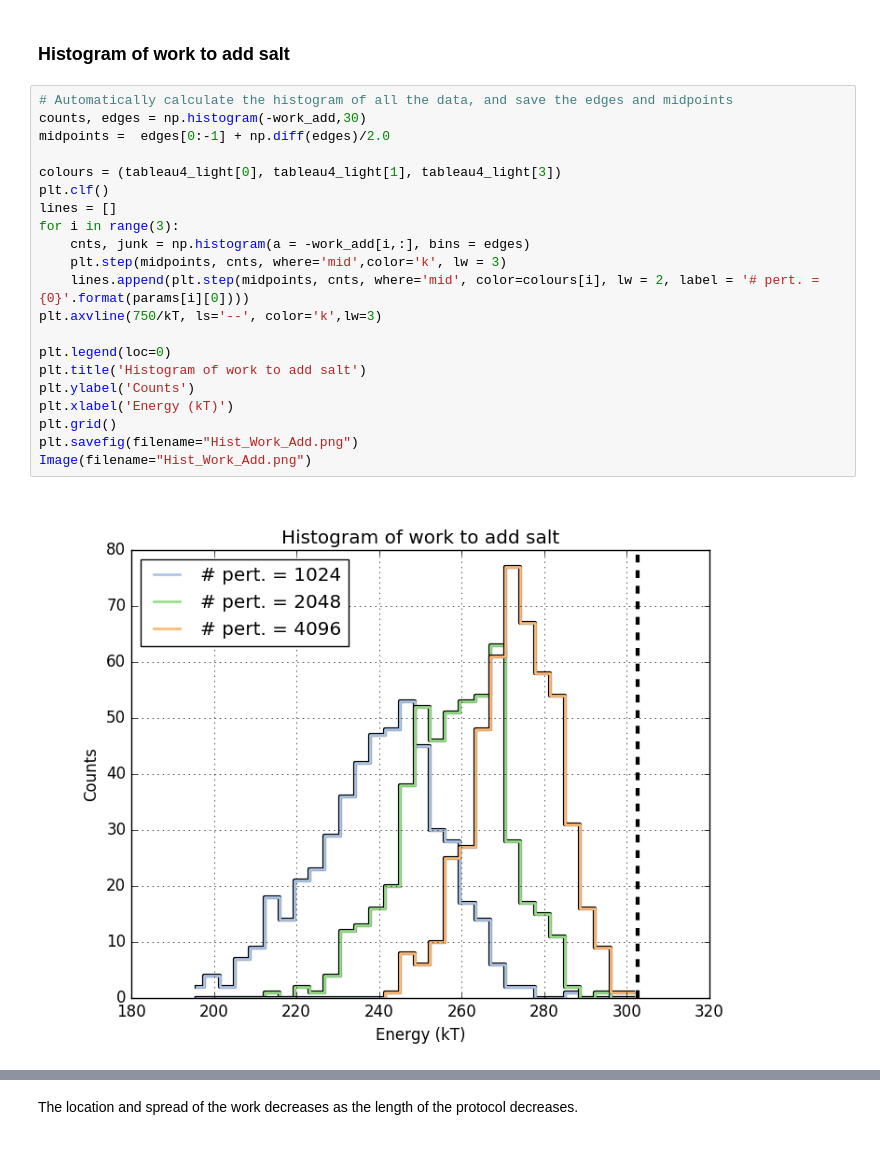
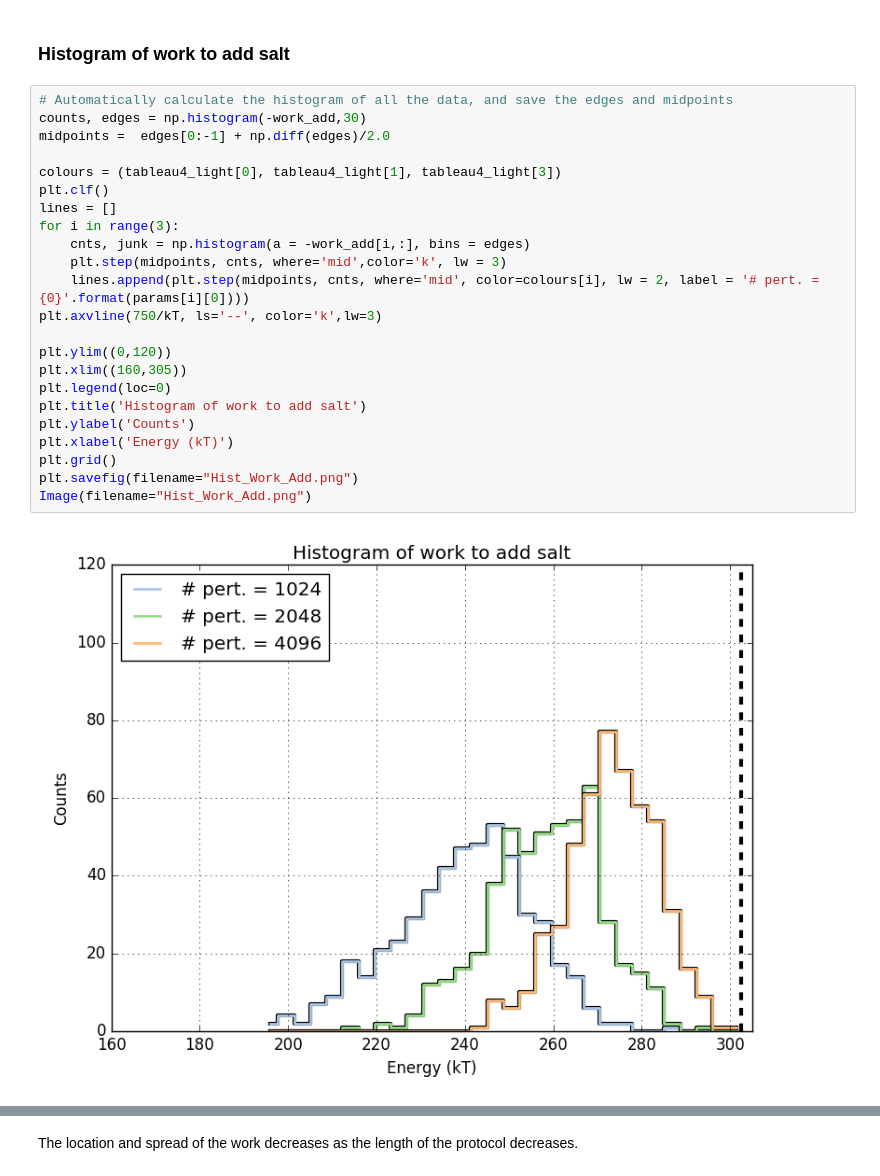
Before and after one commit to choderalab/saltswap, a Jupyter notebook: Acceptance-Study/NCMC_Analysis_mu750.ipynb, the cells around one changed output, grey strips where cells are left out. Cells and saved outputs as stored; diff of their text form.

Commit message:
updated figures

```diff
--- a/Acceptance-Study/NCMC_Analysis_mu750.ipynb
+++ b/Acceptance-Study/NCMC_Analysis_mu750.ipynb
@@ -245,26 +245,28 @@ for i in range(len(params)):
 # %%
 # Automatically calculate the histogram of all the data, and save the edges and midpoints
 counts, edges = np.histogram(-work_add,30)
 midpoints =  edges[0:-1] + np.diff(edges)/2.0
 
 colours = (tableau4_light[0], tableau4_light[1], tableau4_light[3])
 plt.clf()
 lines = []
 for i in range(3):
     cnts, junk = np.histogram(a = -work_add[i,:], bins = edges)
     plt.step(midpoints, cnts, where='mid',color='k', lw = 3)
     lines.append(plt.step(midpoints, cnts, where='mid', color=colours[i], lw = 2, label = '# pert. = {0}'.format(params[i][0])))
 plt.axvline(750/kT, ls='--', color='k',lw=3)
 
+plt.ylim((0,120))
+plt.xlim((160,305))
 plt.legend(loc=0)
 plt.title('Histogram of work to add salt')
 plt.ylabel('Counts')
 plt.xlabel('Energy (kT)')
 plt.grid()
 plt.savefig(filename="Hist_Work_Add.png")
 Image(filename="Hist_Work_Add.png")
 # %% [output]
-[figure, old version]
+[figure, new version]
 # %%
 # Automatically calculate the histogram of all the data, and save the edges and midpoints
 counts, edges = np.histogram(work_rm,30)
```
Also changed, not shown: parts of 1 cell of this notebook.
